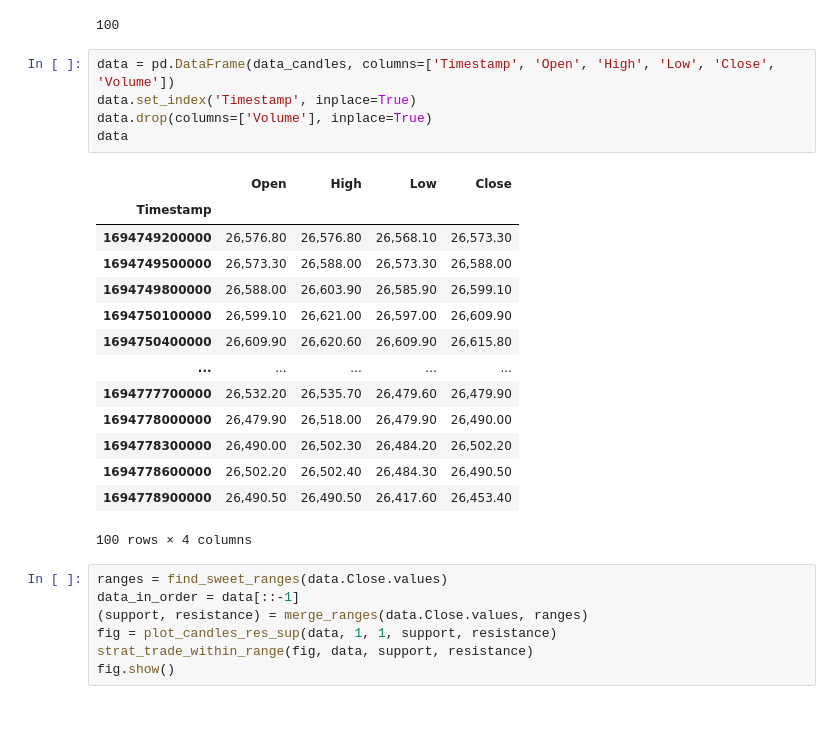
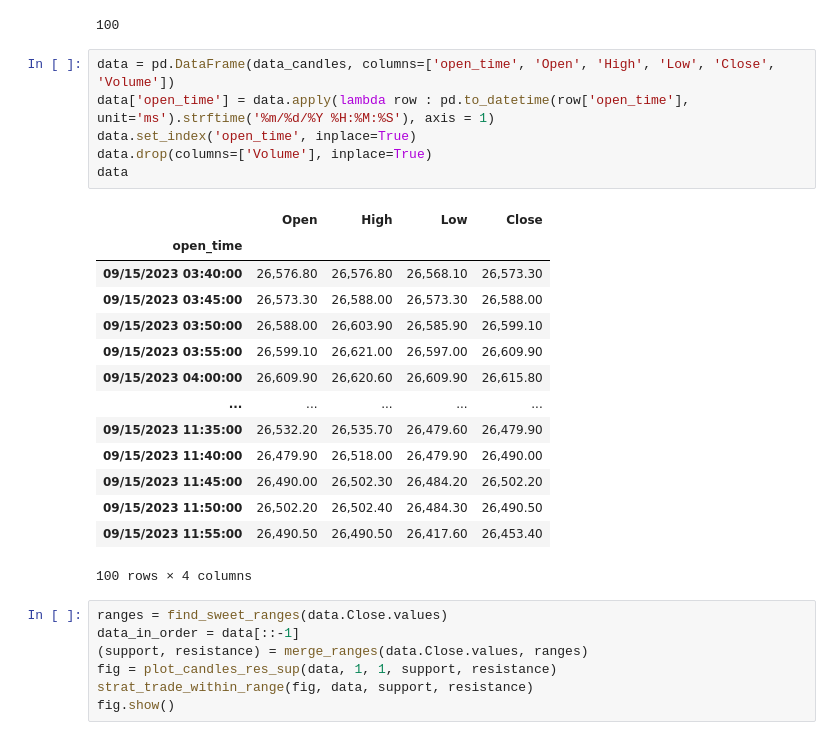
Before and after one commit to gonandrap/QuantFreedom, a Jupyter notebook: quantfreedom/class_practice/full class test_gonzalo.ipynb, the cells around one changed output. Drawn from its saved outputs; the diff is of its cells as text.

Commit message:
adjusting candle datetime

```diff
--- a/quantfreedom/class_practice/full class test_gonzalo.ipynb
+++ b/quantfreedom/class_practice/full class test_gonzalo.ipynb
@@ -153,24 +153,25 @@ len(data_candles)
 # %% [output]
 100
 # %%
-data = pd.DataFrame(data_candles, columns=['Timestamp', 'Open', 'High', 'Low', 'Close', 'Volume'])
-data.set_index('Timestamp', inplace=True)
+data = pd.DataFrame(data_candles, columns=['open_time', 'Open', 'High', 'Low', 'Close', 'Volume'])
+data['open_time'] = data.apply(lambda row : pd.to_datetime(row['open_time'], unit='ms').strftime('%m/%d/%Y %H:%M:%S'), axis = 1)
+data.set_index('open_time', inplace=True)
 data.drop(columns=['Volume'], inplace=True)
 data
 # %% [output]
 |  | Open | High | Low | Close |
-| Timestamp |  |  |  |  |
-| 1694749200000 | 26,576.80 | 26,576.80 | 26,568.10 | 26,573.30 |
-| 1694749500000 | 26,573.30 | 26,588.00 | 26,573.30 | 26,588.00 |
-| 1694749800000 | 26,588.00 | 26,603.90 | 26,585.90 | 26,599.10 |
-| 1694750100000 | 26,599.10 | 26,621.00 | 26,597.00 | 26,609.90 |
-| 1694750400000 | 26,609.90 | 26,620.60 | 26,609.90 | 26,615.80 |
+| open_time |  |  |  |  |
+| 09/15/2023 03:40:00 | 26,576.80 | 26,576.80 | 26,568.10 | 26,573.30 |
+| 09/15/2023 03:45:00 | 26,573.30 | 26,588.00 | 26,573.30 | 26,588.00 |
+| 09/15/2023 03:50:00 | 26,588.00 | 26,603.90 | 26,585.90 | 26,599.10 |
+| 09/15/2023 03:55:00 | 26,599.10 | 26,621.00 | 26,597.00 | 26,609.90 |
+| 09/15/2023 04:00:00 | 26,609.90 | 26,620.60 | 26,609.90 | 26,615.80 |
 | ... | ... | ... | ... | ... |
-| 1694777700000 | 26,532.20 | 26,535.70 | 26,479.60 | 26,479.90 |
-| 1694778000000 | 26,479.90 | 26,518.00 | 26,479.90 | 26,490.00 |
-| 1694778300000 | 26,490.00 | 26,502.30 | 26,484.20 | 26,502.20 |
-| 1694778600000 | 26,502.20 | 26,502.40 | 26,484.30 | 26,490.50 |
-| 1694778900000 | 26,490.50 | 26,490.50 | 26,417.60 | 26,453.40 |
+| 09/15/2023 11:35:00 | 26,532.20 | 26,535.70 | 26,479.60 | 26,479.90 |
+| 09/15/2023 11:40:00 | 26,479.90 | 26,518.00 | 26,479.90 | 26,490.00 |
+| 09/15/2023 11:45:00 | 26,490.00 | 26,502.30 | 26,484.20 | 26,502.20 |
+| 09/15/2023 11:50:00 | 26,502.20 | 26,502.40 | 26,484.30 | 26,490.50 |
+| 09/15/2023 11:55:00 | 26,490.50 | 26,490.50 | 26,417.60 | 26,453.40 |
 100 rows × 4 columns
 # %%
 ranges = find_sweet_ranges(data.Close.values)
```
